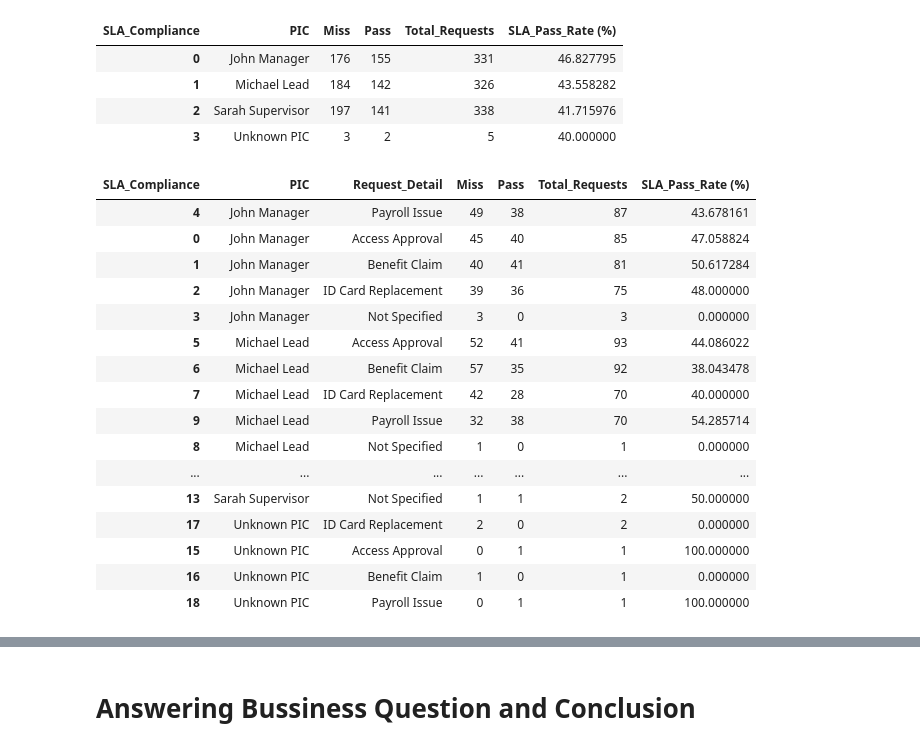
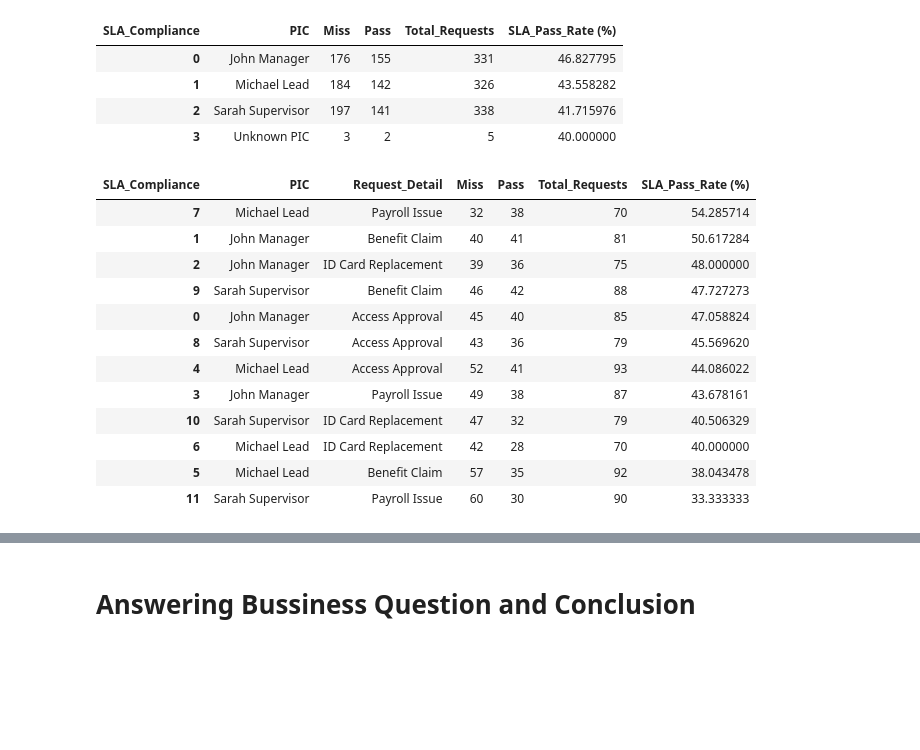
Before and after one commit to FadQode/Data_analysis, a Jupyter notebook: DS3.ipynb, the cells around one changed output, grey strips where cells are left out. Drawn from its saved outputs; the diff is of its cells as text; code cells hidden in the pictures; blank space fills up the shorter version.

```diff
--- a/DS3.ipynb
+++ b/DS3.ipynb
@@ -1218,30 +1168,44 @@ sla_performance_per_pic.reset_index()
 | 2 | Sarah Supervisor | 197 | 141 | 338 | 41.715976 |
 | 3 | Unknown PIC | 3 | 2 | 5 | 40.000000 |
 # %%
+# Filter data untuk menghindari "Not Specified" dan "Unknown PIC"
+filtered_df = df[
+    (df['Request_Detail'] != 'Not Specified') &
+    (df['PIC'] != 'Unknown PIC')
+]
+
 # Hitung jumlah request per PIC, Request Detail, dan SLA Compliance
-request_detail_sla_per_pic = df.groupby(['PIC', 'Request_Detail', 'SLA_Compliance']).size().unstack(fill_value=0).reset_index()
+request_detail_sla_per_pic = (
+    filtered_df.groupby(['PIC', 'Request_Detail', 'SLA_Compliance'])
+    .size()
+    .unstack(fill_value=0)
+    .reset_index()
+)
 
 # Tambahkan kolom Total Request dan SLA Pass Rate
 request_detail_sla_per_pic['Total_Requests'] = request_detail_sla_per_pic[['Pass', 'Miss']].sum(axis=1)
-request_detail_sla_per_pic['SLA_Pass_Rate (%)'] = (request_detail_sla_per_pic['Pass'] / request_detail_sla_per_pic['Total_Requests']) * 100
+request_detail_sla_per_pic['SLA_Pass_Rate (%)'] = (
+    request_detail_sla_per_pic['Pass'] / request_detail_sla_per_pic['Total_Requests']
+) * 100
 
-# Tampilkan hasil
-request_detail_sla_per_pic.sort_values(by=['PIC', 'Total_Requests'], ascending=[True, False])
+# Tampilkan hasil terurut
+result = request_detail_sla_per_pic.sort_values(
+    by=['SLA_Pass_Rate (%)', 'Request_Detail'],
+    ascending=[False, True]
+)
+
+display(result)
 # %% [output]
 | SLA_Compliance | PIC | Request_Detail | Miss | Pass | Total_Requests | SLA_Pass_Rate (%) |
-| 4 | John Manager | Payroll Issue | 49 | 38 | 87 | 43.678161 |
-| 0 | John Manager | Access Approval | 45 | 40 | 85 | 47.058824 |
+| 7 | Michael Lead | Payroll Issue | 32 | 38 | 70 | 54.285714 |
 | 1 | John Manager | Benefit Claim | 40 | 41 | 81 | 50.617284 |
 | 2 | John Manager | ID Card Replacement | 39 | 36 | 75 | 48.000000 |
-| 3 | John Manager | Not Specified | 3 | 0 | 3 | 0.000000 |
-| 5 | Michael Lead | Access Approval | 52 | 41 | 93 | 44.086022 |
-| 6 | Michael Lead | Benefit Claim | 57 | 35 | 92 | 38.043478 |
-| 7 | Michael Lead | ID Card Replacement | 42 | 28 | 70 | 40.000000 |
-| 9 | Michael Lead | Payroll Issue | 32 | 38 | 70 | 54.285714 |
-| 8 | Michael Lead | Not Specified | 1 | 0 | 1 | 0.000000 |
-| ... | ... | ... | ... | ... | ... | ... |
-| 13 | Sarah Supervisor | Not Specified | 1 | 1 | 2 | 50.000000 |
-| 17 | Unknown PIC | ID Card Replacement | 2 | 0 | 2 | 0.000000 |
-| 15 | Unknown PIC | Access Approval | 0 | 1 | 1 | 100.000000 |
-| 16 | Unknown PIC | Benefit Claim | 1 | 0 | 1 | 0.000000 |
-| 18 | Unknown PIC | Payroll Issue | 0 | 1 | 1 | 100.000000 |
+| 9 | Sarah Supervisor | Benefit Claim | 46 | 42 | 88 | 47.727273 |
+| 0 | John Manager | Access Approval | 45 | 40 | 85 | 47.058824 |
+| 8 | Sarah Supervisor | Access Approval | 43 | 36 | 79 | 45.569620 |
+| 4 | Michael Lead | Access Approval | 52 | 41 | 93 | 44.086022 |
+| 3 | John Manager | Payroll Issue | 49 | 38 | 87 | 43.678161 |
+| 10 | Sarah Supervisor | ID Card Replacement | 47 | 32 | 79 | 40.506329 |
+| 6 | Michael Lead | ID Card Replacement | 42 | 28 | 70 | 40.000000 |
+| 5 | Michael Lead | Benefit Claim | 57 | 35 | 92 | 38.043478 |
+| 11 | Sarah Supervisor | Payroll Issue | 60 | 30 | 90 | 33.333333 |
```
Also changed, not shown: parts of 35 cells of this notebook.
